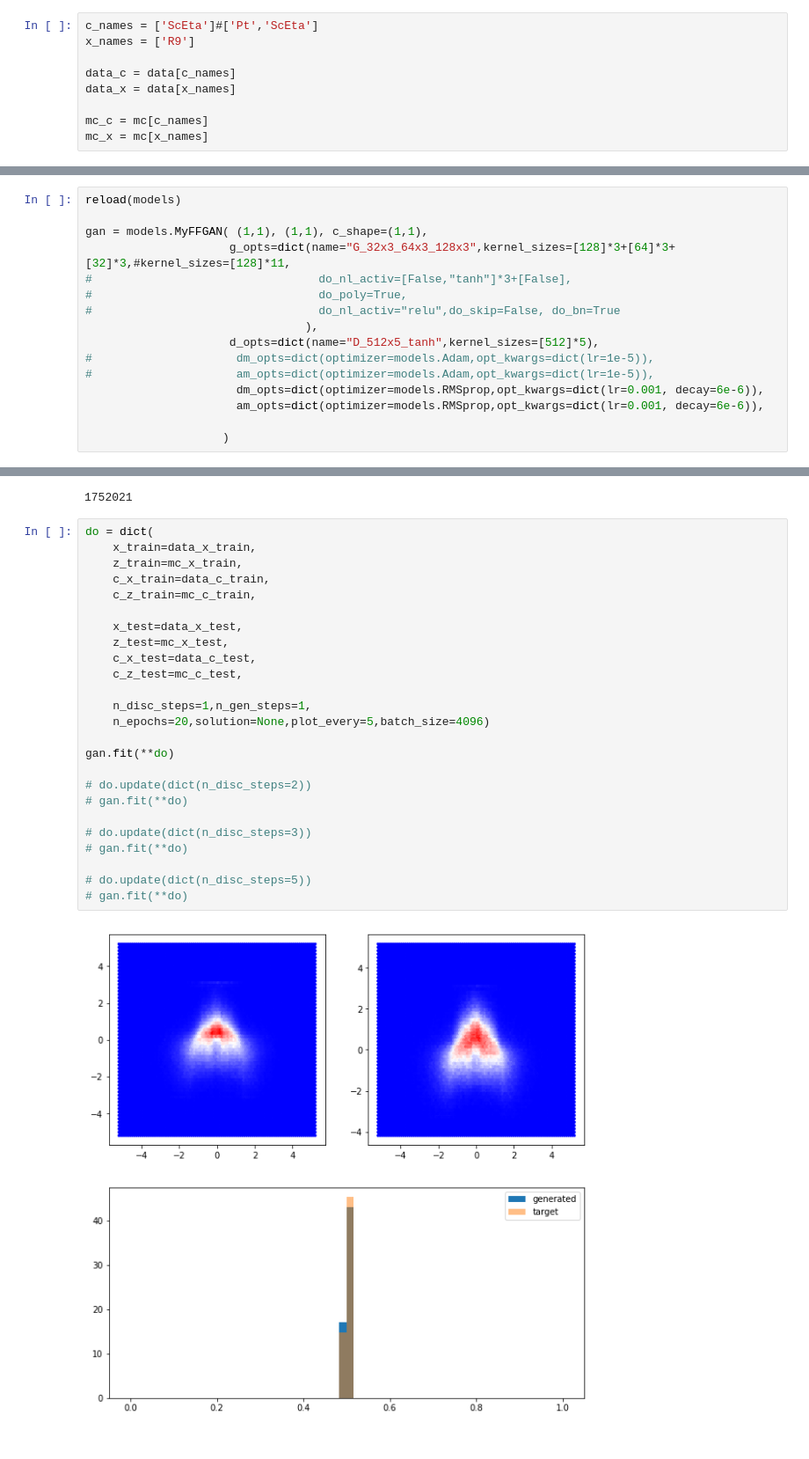
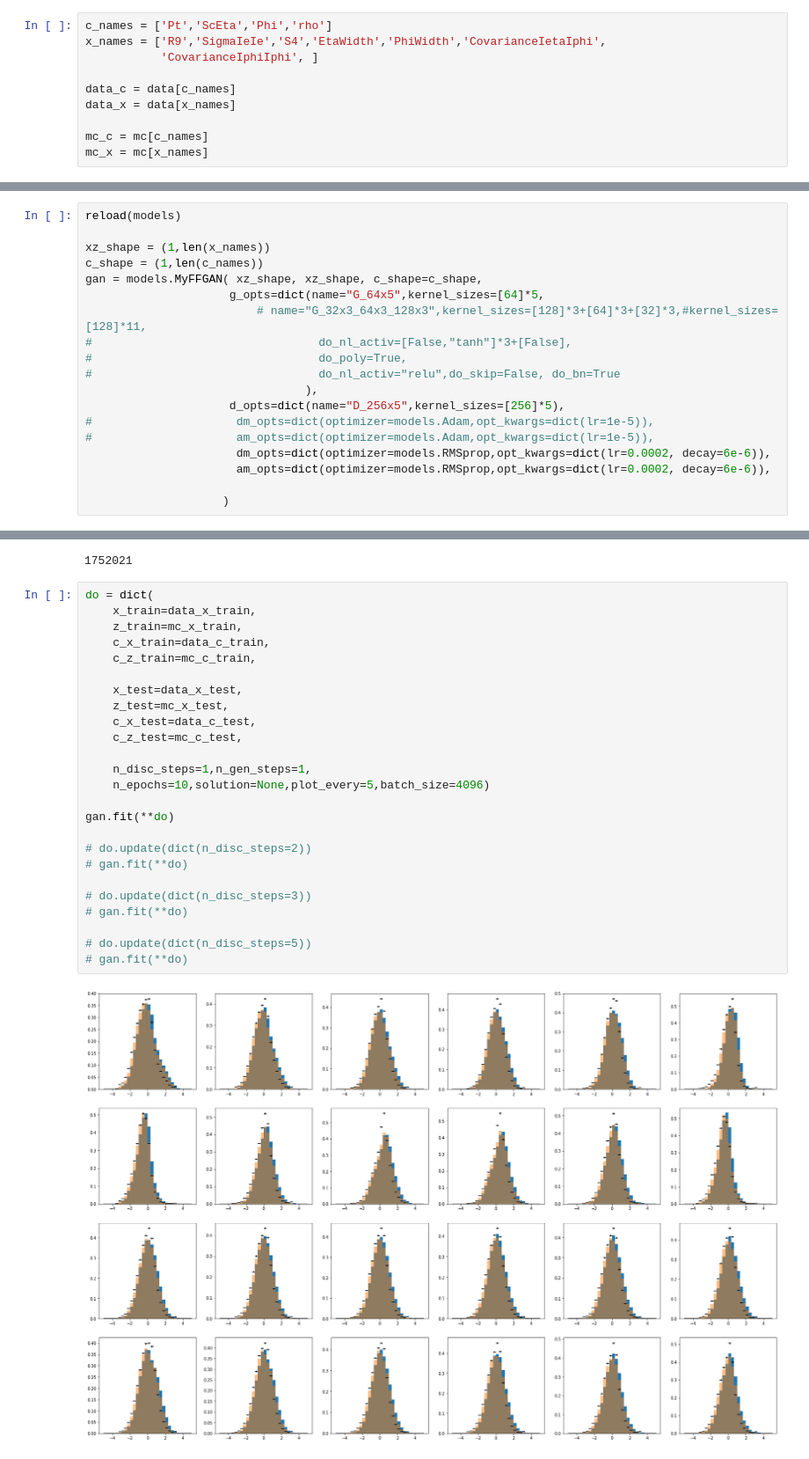
Before and after one commit to alberto-giampaolo/GAN, a Jupyter notebook: cms_zee_1D_conditional.ipynb, the cells around one changed output, grey strips where cells are left out. Shown at 88% size. Drawn from its saved outputs; the diff is of its cells as text.

```diff
--- a/cms_zee_1D_conditional.ipynb
+++ b/cms_zee_1D_conditional.ipynb
@@ -27,8 +27,9 @@ Index(['index', 'run', 'rho', 'nvtx', 'mass', 'weight', 'SigMoM', 'Pt',
        'SigEOverE'],
       dtype='object')
 # %%
-c_names = ['ScEta']#['Pt','ScEta']
-x_names = ['R9']
+c_names = ['Pt','ScEta','Phi','rho']
+x_names = ['R9','SigmaIeIe','S4','EtaWidth','PhiWidth','CovarianceIetaIphi',
+           'CovarianceIphiIphi', ]
 
 data_c = data[c_names]
 data_x = data[x_names]
@@ -87,17 +121,20 @@ plt.show()
 # %%
 reload(models)
 
-gan = models.MyFFGAN( (1,1), (1,1), c_shape=(1,1),
-                     g_opts=dict(name="G_32x3_64x3_128x3",kernel_sizes=[128]*3+[64]*3+[32]*3,#kernel_sizes=[128]*11,
+xz_shape = (1,len(x_names))
+c_shape = (1,len(c_names))
+gan = models.MyFFGAN( xz_shape, xz_shape, c_shape=c_shape,
+                     g_opts=dict(name="G_64x5",kernel_sizes=[64]*5,
+                         # name="G_32x3_64x3_128x3",kernel_sizes=[128]*3+[64]*3+[32]*3,#kernel_sizes=[128]*11,
 #                                 do_nl_activ=[False,"tanh"]*3+[False],
 #                                 do_poly=True,
 #                                 do_nl_activ="relu",do_skip=False, do_bn=True
                                 ),
-                     d_opts=dict(name="D_512x5_tanh",kernel_sizes=[512]*5),
+                     d_opts=dict(name="D_256x5",kernel_sizes=[256]*5),
 #                     dm_opts=dict(optimizer=models.Adam,opt_kwargs=dict(lr=1e-5)),
 #                     am_opts=dict(optimizer=models.Adam,opt_kwargs=dict(lr=1e-5)),
-                      dm_opts=dict(optimizer=models.RMSprop,opt_kwargs=dict(lr=0.001, decay=6e-6)),
-                      am_opts=dict(optimizer=models.RMSprop,opt_kwargs=dict(lr=0.001, decay=6e-6)),
+                      dm_opts=dict(optimizer=models.RMSprop,opt_kwargs=dict(lr=0.0002, decay=6e-6)),
+                      am_opts=dict(optimizer=models.RMSprop,opt_kwargs=dict(lr=0.0002, decay=6e-6)),
 
                     )
 # %%
@@ -220,27 +257,27 @@ print(nmax)
 # %%
 do = dict(
     x_train=data_x_train,
     z_train=mc_x_train,
     c_x_train=data_c_train,
     c_z_train=mc_c_train,
 
     x_test=data_x_test,
     z_test=mc_x_test,
     c_x_test=data_c_test,
     c_z_test=mc_c_test,
 
     n_disc_steps=1,n_gen_steps=1,
-    n_epochs=20,solution=None,plot_every=5,batch_size=4096)
+    n_epochs=10,solution=None,plot_every=5,batch_size=4096)
 
 gan.fit(**do)
 
 # do.update(dict(n_disc_steps=2))
 # gan.fit(**do)
 
 # do.update(dict(n_disc_steps=3))
 # gan.fit(**do)
 
 # do.update(dict(n_disc_steps=5))
 # gan.fit(**do)
 # %% [output]
-[figure, old version]
+[figure, new version]
```
Also changed, not shown: parts of 26 cells of this notebook.
